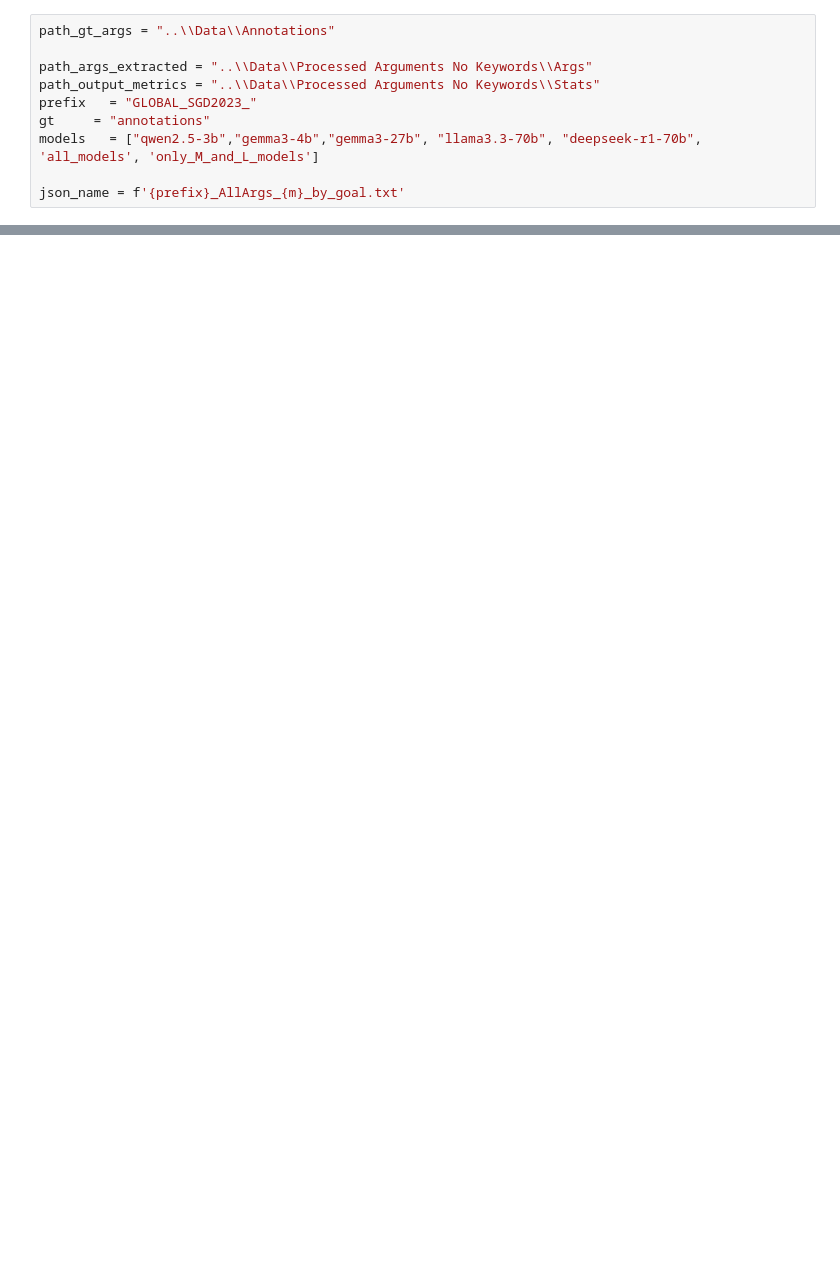
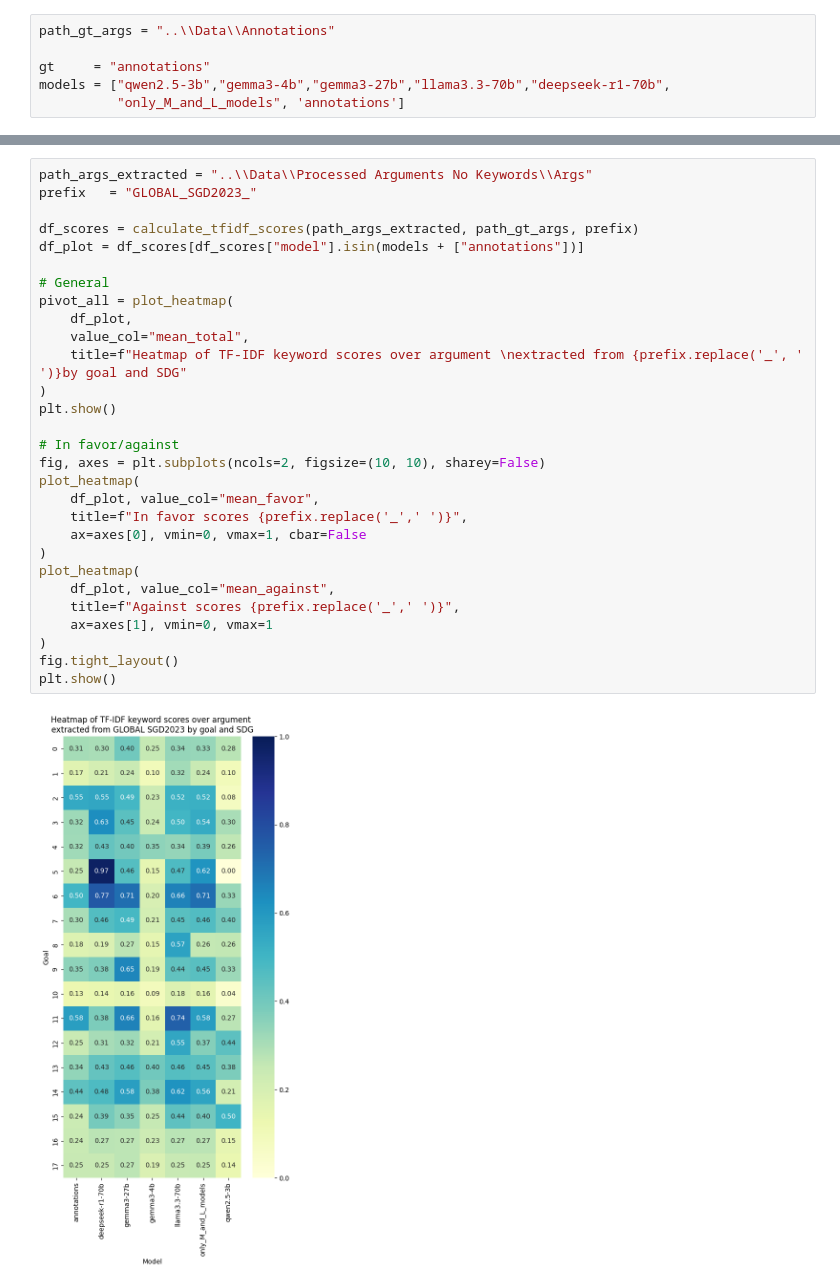
Before and after one commit to camipalo/TFM, a Jupyter notebook: 4_Analyse/4.1_Visualize_ArgExtractionGoals.ipynb, the cells around one changed output, grey strips where cells are left out. Cells and saved outputs as stored; diff of their text form; blank space fills up the shorter version.

```diff
--- a/4_Analyse/4.1_Visualize_ArgExtractionGoals.ipynb
+++ b/4_Analyse/4.1_Visualize_ArgExtractionGoals.ipynb
@@ -61,10 +13,6 @@ Saved merged file: C:\Users\cpalo\Downloads\files_unir\intra_goalGLOBAL_SGD2023_
 # %%
 path_gt_args = "..\\Data\\Annotations"
 
-path_args_extracted = "..\\Data\\Processed Arguments No Keywords\\Args"
-path_output_metrics = "..\\Data\\Processed Arguments No Keywords\\Stats"
-prefix   = "GLOBAL_SGD2023_"
 gt     = "annotations"
-models   = ["qwen2.5-3b","gemma3-4b","gemma3-27b", "llama3.3-70b", "deepseek-r1-70b", 'all_models', 'only_M_and_L_models']
-
-json_name = f'{prefix}_AllArgs_{m}_by_goal.txt'
+models = ["qwen2.5-3b","gemma3-4b","gemma3-27b","llama3.3-70b","deepseek-r1-70b",
+          "only_M_and_L_models", 'annotations']
@@ -592,0 +439,31 @@ plt.show()
+# %%
+path_args_extracted = "..\\Data\\Processed Arguments No Keywords\\Args"
+prefix   = "GLOBAL_SGD2023_"
+
+df_scores = calculate_tfidf_scores(path_args_extracted, path_gt_args, prefix)
+df_plot = df_scores[df_scores["model"].isin(models + ["annotations"])]
+
+# General
+pivot_all = plot_heatmap(
+    df_plot,
+    value_col="mean_total",
+    title=f"Heatmap of TF-IDF keyword scores over argument \nextracted from {prefix.replace('_', ' ')}by goal and SDG"
+)
+plt.show()
+
+# In favor/against
+fig, axes = plt.subplots(ncols=2, figsize=(10, 10), sharey=False)
+plot_heatmap(
+    df_plot, value_col="mean_favor",
+    title=f"In favor scores {prefix.replace('_',' ')}",
+    ax=axes[0], vmin=0, vmax=1, cbar=False
+)
+plot_heatmap(
+    df_plot, value_col="mean_against",
+    title=f"Against scores {prefix.replace('_',' ')}",
+    ax=axes[1], vmin=0, vmax=1
+)
+fig.tight_layout()
+plt.show()
+# %% [output]
+[figure, added]
```
Also changed, not shown: parts of 24 cells of this notebook, 1 other file.
